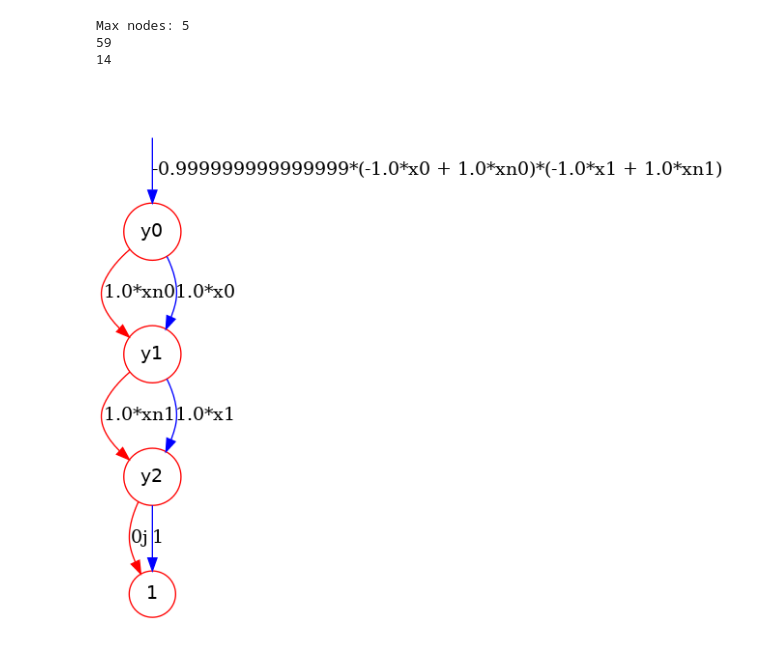
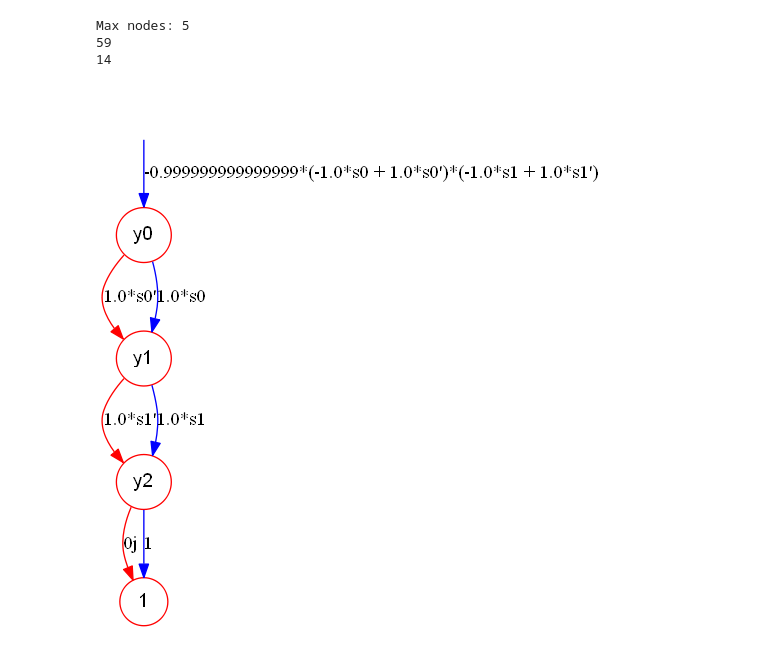
Before and after one commit to Veriqc/Symbol_TDD, a Jupyter notebook: Test_Binary2.ipynb, the cells around one changed output. Saved outputs shown, nothing was run; the diff lists cells and outputs as text; code cells hidden in the pictures.

```diff
--- a/Test_Binary2.ipynb
+++ b/Test_Binary2.ipynb
@@ -128,10 +143,10 @@ plt.legend()
 # %%
 # z=[log(k) for k in z]
 plt.plot(x,z)
-k=[t**2.1*10 for t in x]
+k=[t**2.04*10 for t in x]
 plt.plot(x,k,'*',label='n^2.1*10')
 plt.xlabel("Qubits num")
-plt.ylabel("Time(s)")
+plt.ylabel("Total number of nodes")
 plt.legend()
 # %% [output]
 <matplotlib.legend.Legend at 0x...>
@@ -139,13 +154,13 @@ plt.legend()
 # %%
-# Ini_TDD(['x0','y0','x1','y1'])
-# x=symbols('x0')
-# nx=symbols('xn0')
-# U=np.array([[1,0,0,0],[0,1,0,0],[0,0,nx,x],[0,0,x,nx]])
-# # U=np.array([[1,0,0,0],[0,1,0,0],[0,0,0,1],[0,0,1,0]])
-# U=reshape2(U)
-# # print(U)
-# var=[Index('x0'),Index('y0'),Index('x1'),Index('y1')]
-# ts1=Tensor(U,var)
-# tdd=ts1.tdd()
-# print(tdd.node_number())
-# tdd.show()
+Ini_TDD(['x0','y0','x1','y1'],['s0'])
+x=symbols('s0')
+nx=symbols('sn0')
+U=np.array([[1,0,0,0],[0,1,0,0],[0,0,nx,x],[0,0,x,nx]])
+# U=np.array([[1,0,0,0],[0,1,0,0],[0,0,0,1],[0,0,1,0]])
+U=reshape2(U)
+# print(U)
+var=[Index('x0'),Index('y0'),Index('x1'),Index('y1')]
+ts1=Tensor(U,var)
+tdd=ts1.tdd()
+print(tdd.node_number())
+tdd.show()
@@ -228,10 +397,10 @@ def toffoli(n):
 n=2
 U=toffoli(n)
 U=reshape2(U)
-s0=symbols('x0')
-s1=symbols('x1')
-sn0=symbols('xn0')
-sn1=symbols('xn1')
+s0=symbols('s0')
+s1=symbols('s1')
+sn0=symbols('sn0')
+sn1=symbols('sn1')
 X0=np.array([[s0,sn0],[sn0,s0]])
 X1=np.array([[s1,sn1],[sn1,s1]])
 H=1/np.sqrt(2)*np.array([[1,1],[1,-1]])
@@ -318,33 +487,33 @@ var=[Index('x1_9'),Index('x1_10')]
 ts=Tensor(X,var)
 tn.tensors.append(ts)
 
 var=[Index('x0_8'),Index('y0')]
 ts=Tensor(H,var)
 tn.tensors.append(ts)
 
 var=[Index('x1_10'),Index('y1')]
 ts=Tensor(H,var)
 tn.tensors.append(ts)
 
 var=[Index('x2_2'),Index('y2')]
 ts=Tensor(H,var)
 tn.tensors.append(ts)
 
 var=[]
 for k in range(n+1):
     var.append('x'+str(k))
     for k1 in range(11):
         var.append('x'+str(k)+'_'+str(k1))
     var.append('y'+str(k))
 
-Ini_TDD(var)
+Ini_TDD(var,['s1','s0'])
 
 tdd=tn.cont()
 print(gu1())
 print(gu2())
-tdd.show(filename='output/toffoli%i'%2)
+tdd.show()
 # %% [output]
 Max nodes: 5
 59
 14
-[figure, old version]
+[figure, new version]
```
Also changed, not shown: parts of 12 cells of this notebook.
